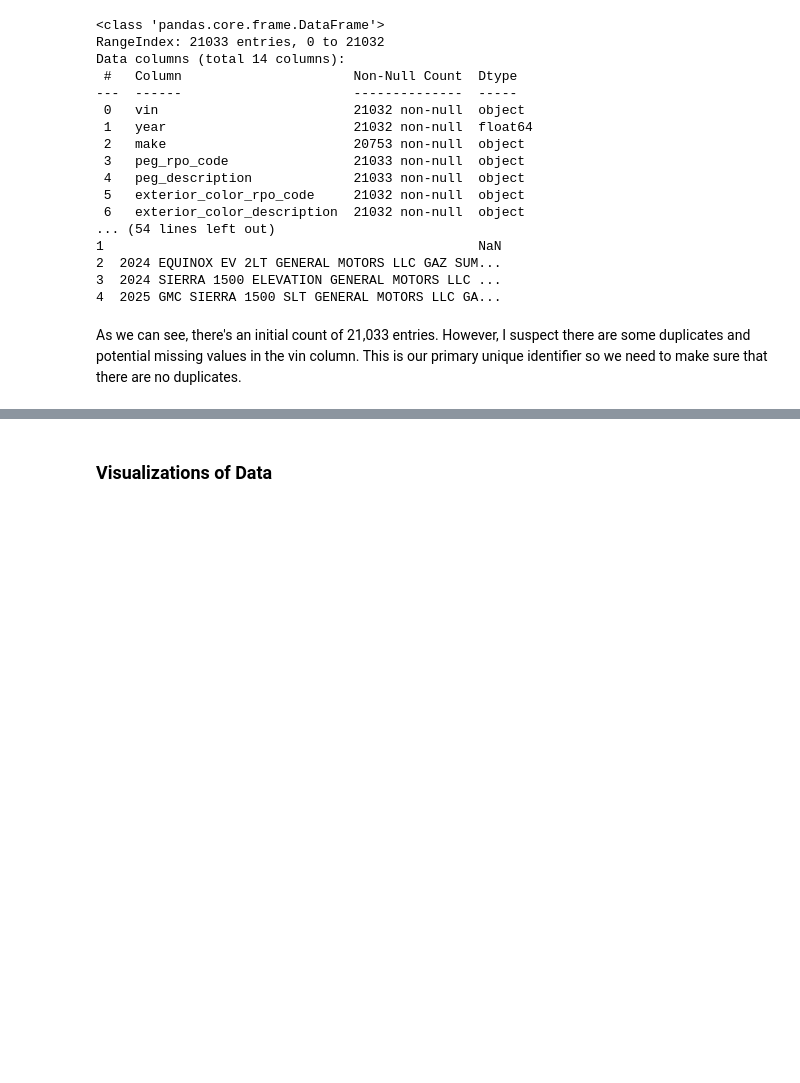
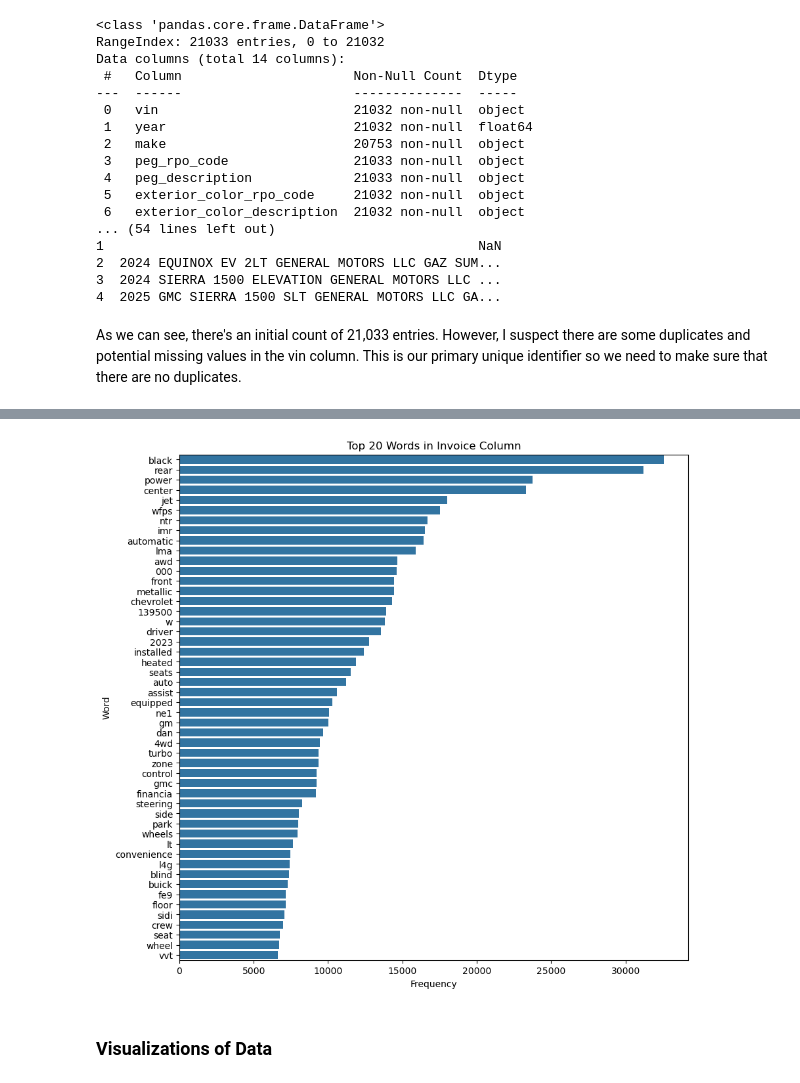
Before and after one commit to ajenkins198621/machine-learning-class2-unsupervised-final-project, a Jupyter notebook: vehicle-database-filler.ipynb, the cells around one changed output, grey strips where cells are left out. Saved outputs shown, nothing was run; the diff lists cells and outputs as text; code cells hidden in the pictures; blank space fills up the shorter version.

```diff
--- a/vehicle-database-filler.ipynb
+++ b/vehicle-database-filler.ipynb
@@ -113,3 +291,18 @@ max     2025.000000
+# %%
+invoice_text = " ".join(train_data_frame['invoice'].fillna(""))
+
+word_counts = Counter(invoice_text.split()).most_common(50)
+
+words, counts = zip(*word_counts)
+
+plt.figure(figsize=(10, 10))
+sns.barplot(x=list(counts), y=list(words), orient='h')
+plt.title("Top 20 Words in Invoice Column")
+plt.xlabel("Frequency")
+plt.ylabel("Word")
+plt.show()
+# %% [output]
+[figure, added]
 # %% [markdown]
 ### Visualizations of Data
 # %% [markdown]
```
Also changed, not shown: parts of 53 cells of this notebook.
